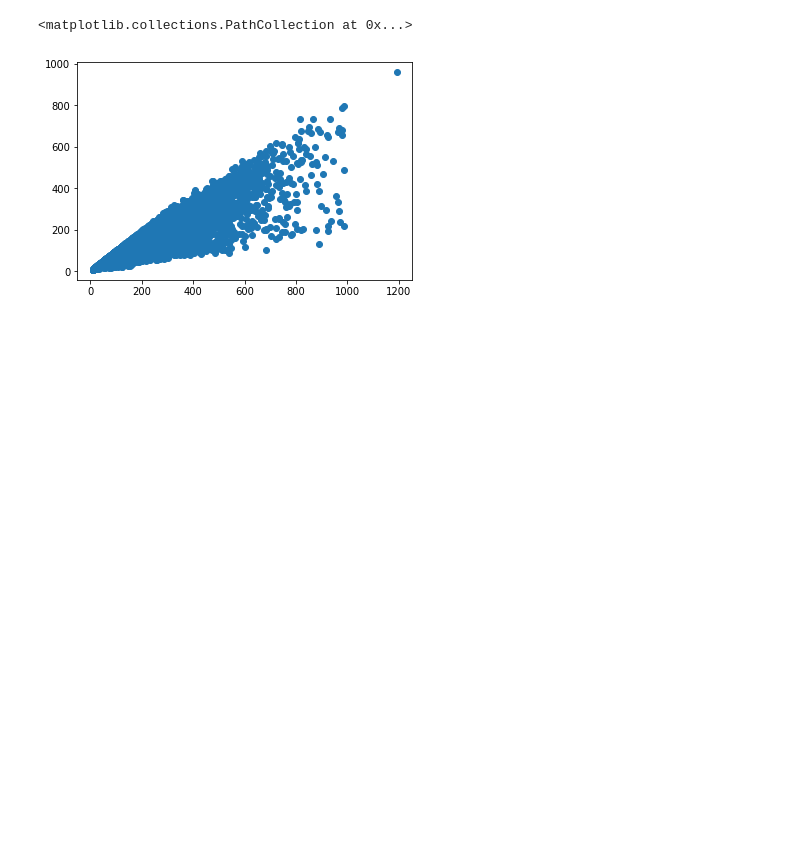
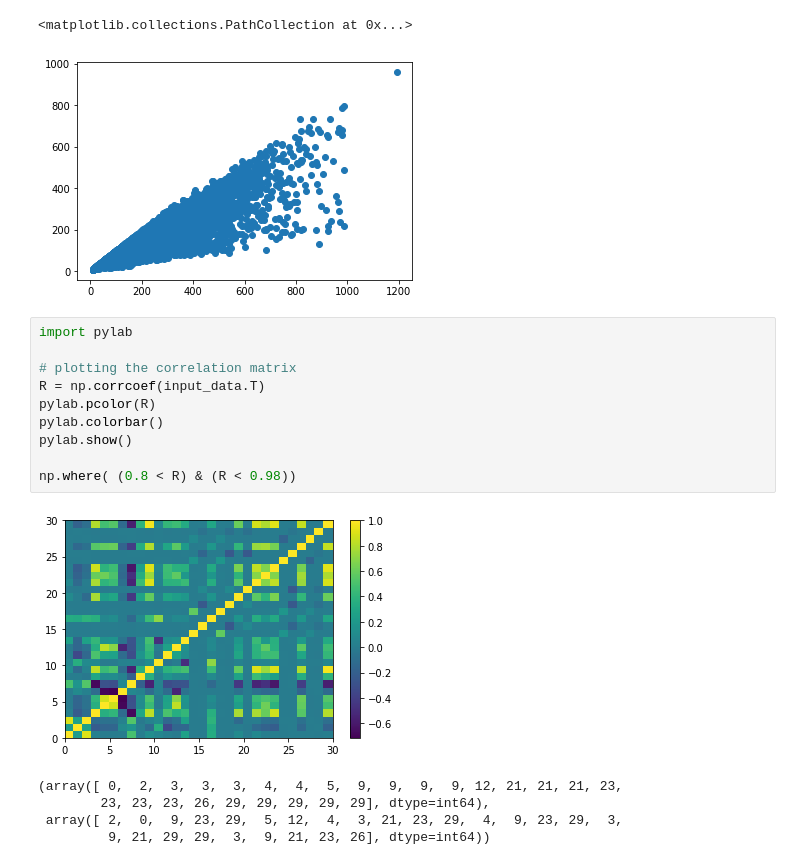
Before and after one commit to LeonardoPollina/ML_project_1, a Jupyter notebook: Clean_Data/clean_data.ipynb, the cells around one changed output. Drawn from its saved outputs; the diff is of its cells as text; blank space fills up the shorter version.

Commit message:
covariance / linear correlation matrix

```diff
--- a/Clean_Data/clean_data.ipynb
+++ b/Clean_Data/clean_data.ipynb
@@ -127,3 +127,19 @@ plt.scatter(input_data[:,0],input_data[:,2])
 # %% [output]
 <matplotlib.collections.PathCollection at 0x...>
 [figure]
+# %%
+import pylab
+
+# plotting the correlation matrix
+R = np.corrcoef(input_data.T)
+pylab.pcolor(R)
+pylab.colorbar()
+pylab.show()
+
+np.where( (0.8 < R) & (R < 0.98))
+# %% [output]
+[figure, added]
+(array([ 0,  2,  3,  3,  3,  4,  4,  5,  9,  9,  9,  9, 12, 21, 21, 21, 23,
+        23, 23, 23, 26, 29, 29, 29, 29, 29], dtype=int64),
+ array([ 2,  0,  9, 23, 29,  5, 12,  4,  3, 21, 23, 29,  4,  9, 23, 29,  3,
+         9, 21, 29, 29,  3,  9, 21, 23, 26], dtype=int64))
```
Also changed, not shown: 5 other files.
